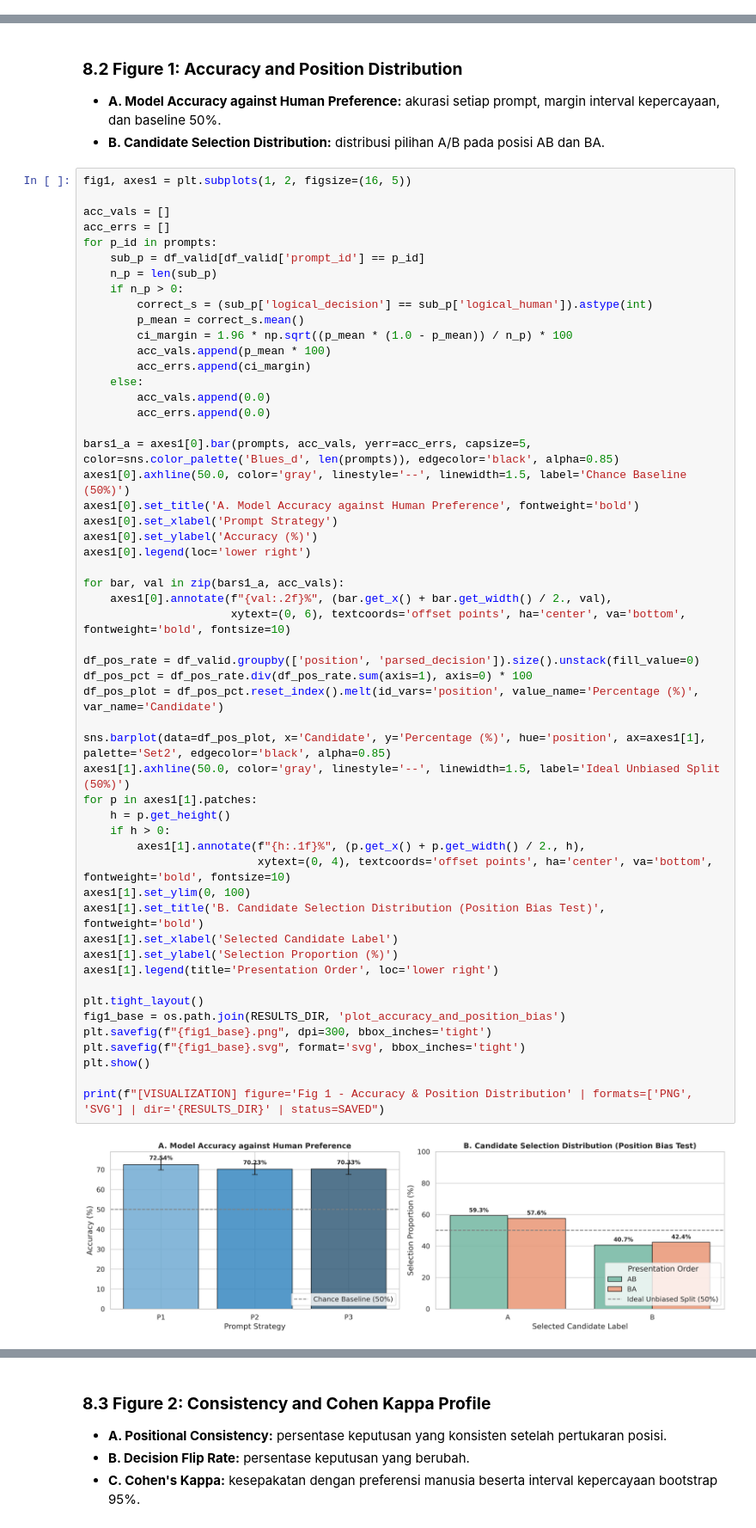
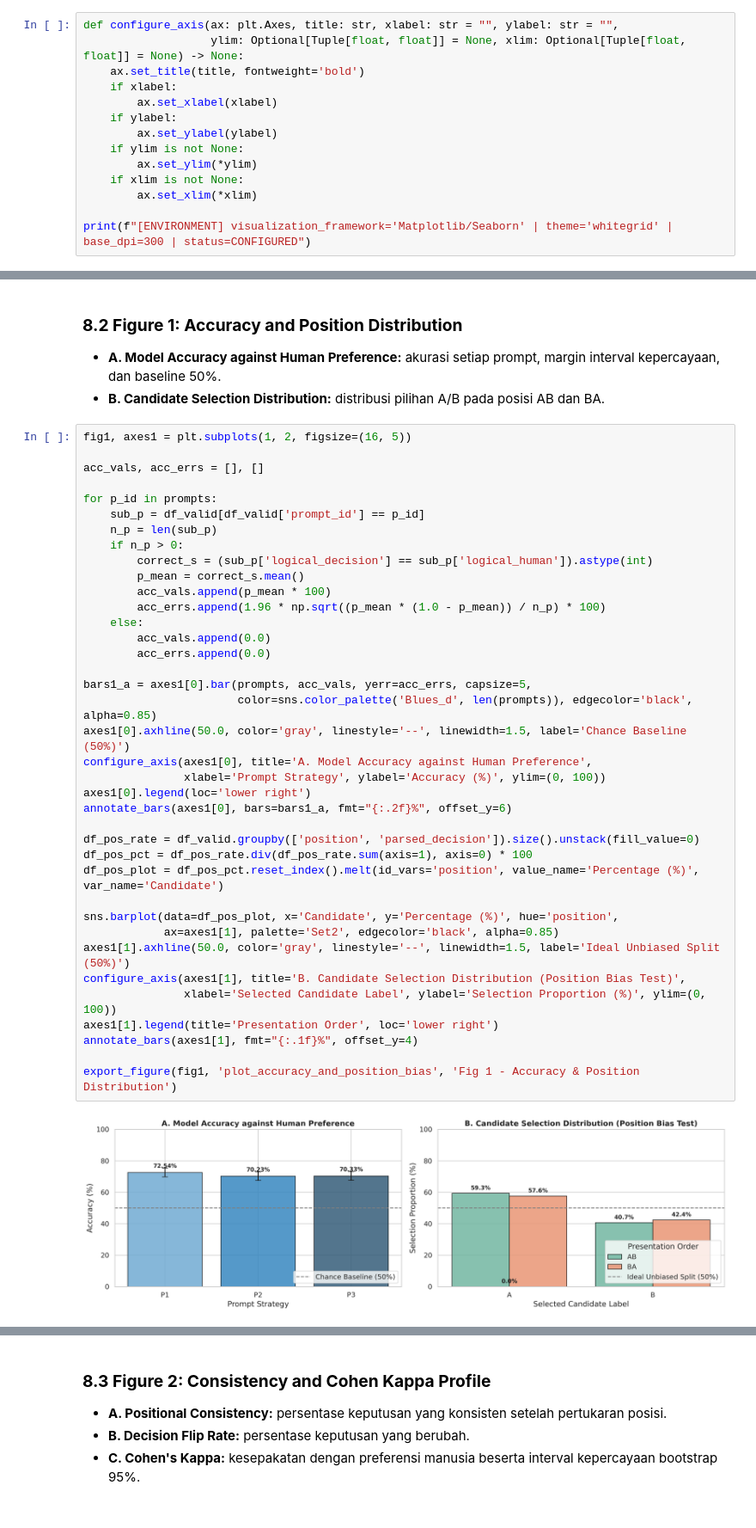
Before and after one commit to RozhakDev/LLMReliability, a Jupyter notebook: AI/08_End_to_End_Evaluation_Pipeline.ipynb, the cells around one changed output, grey strips where cells are left out. Shown at 86% size. Cells and saved outputs as stored; diff of their text form.

Commit message:
refaktoring bagian visualisasi

```diff
--- a/AI/08_End_to_End_Evaluation_Pipeline.ipynb
+++ b/AI/08_End_to_End_Evaluation_Pipeline.ipynb
@@ -921,0 +944,14 @@ print(f"[ENVIRONMENT] visualization_framework='Matplotlib/Seaborn' | theme='whit
+# %%
+def configure_axis(ax: plt.Axes, title: str, xlabel: str = "", ylabel: str = "",
+                   ylim: Optional[Tuple[float, float]] = None, xlim: Optional[Tuple[float, float]] = None) -> None:
+    ax.set_title(title, fontweight='bold')
+    if xlabel:
+        ax.set_xlabel(xlabel)
+    if ylabel:
+        ax.set_ylabel(ylabel)
+    if ylim is not None:
+        ax.set_ylim(*ylim)
+    if xlim is not None:
+        ax.set_xlim(*xlim)
+
+print(f"[ENVIRONMENT] visualization_framework='Matplotlib/Seaborn' | theme='whitegrid' | base_dpi=300 | status=CONFIGURED")
@@ -927,58 +965,43 @@ print(f"[ENVIRONMENT] visualization_framework='Matplotlib/Seaborn' | theme='whit
 # %%
 fig1, axes1 = plt.subplots(1, 2, figsize=(16, 5))
 
-acc_vals = []
-acc_errs = []
+acc_vals, acc_errs = [], []
+
 for p_id in prompts:
     sub_p = df_valid[df_valid['prompt_id'] == p_id]
     n_p = len(sub_p)
     if n_p > 0:
         correct_s = (sub_p['logical_decision'] == sub_p['logical_human']).astype(int)
         p_mean = correct_s.mean()
-        ci_margin = 1.96 * np.sqrt((p_mean * (1.0 - p_mean)) / n_p) * 100
         acc_vals.append(p_mean * 100)
-        acc_errs.append(ci_margin)
+        acc_errs.append(1.96 * np.sqrt((p_mean * (1.0 - p_mean)) / n_p) * 100)
     else:
         acc_vals.append(0.0)
         acc_errs.append(0.0)
 
-bars1_a = axes1[0].bar(prompts, acc_vals, yerr=acc_errs, capsize=5, color=sns.color_palette('Blues_d', len(prompts)), edgecolor='black', alpha=0.85)
+bars1_a = axes1[0].bar(prompts, acc_vals, yerr=acc_errs, capsize=5,
+                       color=sns.color_palette('Blues_d', len(prompts)), edgecolor='black', alpha=0.85)
 axes1[0].axhline(50.0, color='gray', linestyle='--', linewidth=1.5, label='Chance Baseline (50%)')
-axes1[0].set_title('A. Model Accuracy against Human Preference', fontweight='bold')
-axes1[0].set_xlabel('Prompt Strategy')
-axes1[0].set_ylabel('Accuracy (%)')
+configure_axis(axes1[0], title='A. Model Accuracy against Human Preference',
+               xlabel='Prompt Strategy', ylabel='Accuracy (%)', ylim=(0, 100))
 axes1[0].legend(loc='lower right')
-
-for bar, val in zip(bars1_a, acc_vals):
-    axes1[0].annotate(f"{val:.2f}%", (bar.get_x() + bar.get_width() / 2., val),
-                      xytext=(0, 6), textcoords='offset points', ha='center', va='bottom', fontweight='bold', fontsize=10)
+annotate_bars(axes1[0], bars=bars1_a, fmt="{:.2f}%", offset_y=6)
 
 df_pos_rate = df_valid.groupby(['position', 'parsed_decision']).size().unstack(fill_value=0)
 df_pos_pct = df_pos_rate.div(df_pos_rate.sum(axis=1), axis=0) * 100
 df_pos_plot = df_pos_pct.reset_index().melt(id_vars='position', value_name='Percentage (%)', var_name='Candidate')
 
-sns.barplot(data=df_pos_plot, x='Candidate', y='Percentage (%)', hue='position', ax=axes1[1], palette='Set2', edgecolor='black', alpha=0.85)
+sns.barplot(data=df_pos_plot, x='Candidate', y='Percentage (%)', hue='position',
+            ax=axes1[1], palette='Set2', edgecolor='black', alpha=0.85)
 axes1[1].axhline(50.0, color='gray', linestyle='--', linewidth=1.5, label='Ideal Unbiased Split (50%)')
-for p in axes1[1].patches:
-    h = p.get_height()
-    if h > 0:
-        axes1[1].annotate(f"{h:.1f}%", (p.get_x() + p.get_width() / 2., h),
-                          xytext=(0, 4), textcoords='offset points', ha='center', va='bottom', fontweight='bold', fontsize=10)
-axes1[1].set_ylim(0, 100)
-axes1[1].set_title('B. Candidate Selection Distribution (Position Bias Test)', fontweight='bold')
-axes1[1].set_xlabel('Selected Candidate Label')
-axes1[1].set_ylabel('Selection Proportion (%)')
+configure_axis(axes1[1], title='B. Candidate Selection Distribution (Position Bias Test)',
+               xlabel='Selected Candidate Label', ylabel='Selection Proportion (%)', ylim=(0, 100))
 axes1[1].legend(title='Presentation Order', loc='lower right')
+annotate_bars(axes1[1], fmt="{:.1f}%", offset_y=4)
 
-plt.tight_layout()
-fig1_base = os.path.join(RESULTS_DIR, 'plot_accuracy_and_position_bias')
-plt.savefig(f"{fig1_base}.png", dpi=300, bbox_inches='tight')
-plt.savefig(f"{fig1_base}.svg", format='svg', bbox_inches='tight')
-plt.show()
-
-print(f"[VISUALIZATION] figure='Fig 1 - Accuracy & Position Distribution' | formats=['PNG', 'SVG'] | dir='{RESULTS_DIR}' | status=SAVED")
+export_figure(fig1, 'plot_accuracy_and_position_bias', 'Fig 1 - Accuracy & Position Distribution')
 # %% [output]
-[figure, old version]
+[figure, new version]
 [VISUALIZATION] figure='Fig 1 - Accuracy & Position Distribution' | formats=['PNG', 'SVG'] | dir='/content/drive/MyDrive/LLMReliability/results' | status=SAVED
 # %% [markdown]
 ### **8.3 Figure 2: Consistency and Cohen Kappa Profile**
```
Also changed, not shown: parts of 10 cells of this notebook, 1 other file.
